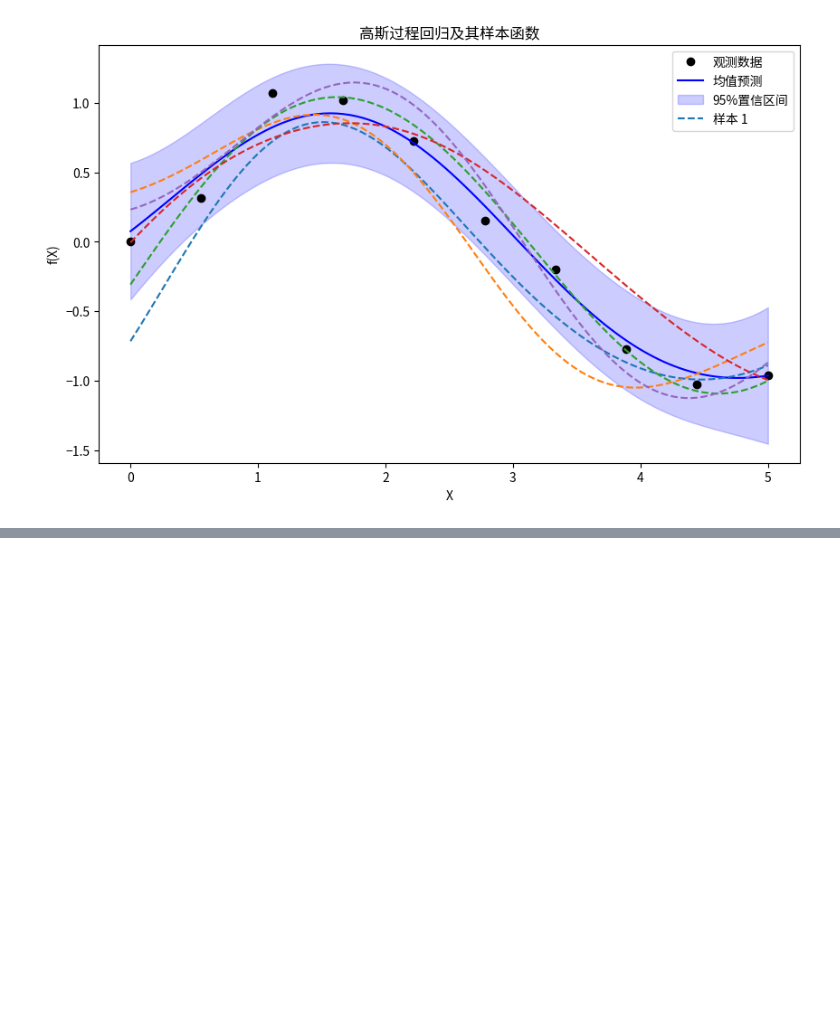
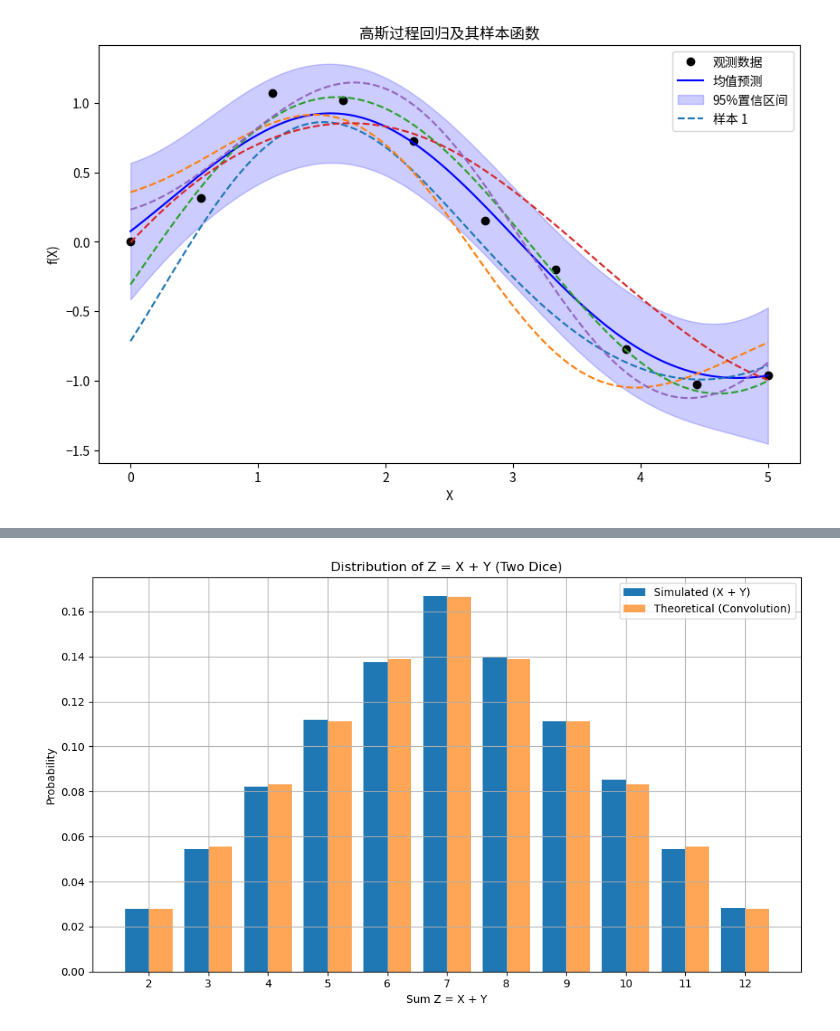
Before and after one commit to lyyric/CSMI_Notes, a Jupyter notebook: M1 S2/Apprentissage Auto scientifique/TP/tmp.ipynb, the cells around one changed output, grey strips where cells are left out. Drawn from its saved outputs; the diff is of its cells as text; code cells hidden in the pictures; blank space fills up the shorter version.

```diff
--- a/M1 S2/Apprentissage Auto scientifique/TP/tmp.ipynb
+++ b/M1 S2/Apprentissage Auto scientifique/TP/tmp.ipynb
@@ -77,0 +127,38 @@ plt.show()
+# %%
+import numpy as np
+import matplotlib.pyplot as plt
+from collections import Counter
+from scipy.signal import convolve
+
+# 模拟次数
+N = 100000
+
+# 1. 随机变量相加（模拟）
+X = np.random.randint(1, 7, size=N)
+Y = np.random.randint(1, 7, size=N)
+Z = X + Y
+
+# 2. 统计模拟频率
+values, counts = np.unique(Z, return_counts=True)
+simulated_probs = counts / N
+
+# 3. 理论分布（离散卷积）
+pmf = np.ones(6) / 6  # 单个骰子的概率质量函数
+theoretical_pmf = convolve(pmf, pmf)  # 卷积得到 Z 的概率
+
+theoretical_values = np.arange(2, 13)  # 可能的和值范围
+
+# 4. 可视化比较
+plt.figure(figsize=(10, 6))
+plt.bar(values - 0.2, simulated_probs, width=0.4, label='Simulated (X + Y)')
+plt.bar(theoretical_values + 0.2, theoretical_pmf, width=0.4, label='Theoretical (Convolution)', alpha=0.7)
+plt.xticks(theoretical_values)
+plt.xlabel('Sum Z = X + Y')
+plt.ylabel('Probability')
+plt.title('Distribution of Z = X + Y (Two Dice)')
+plt.legend()
+plt.grid(True)
+plt.tight_layout()
+plt.show()
+# %% [output]
+[figure, added]
```
Also changed, not shown: parts of 3 cells of this notebook, 23 other files.
